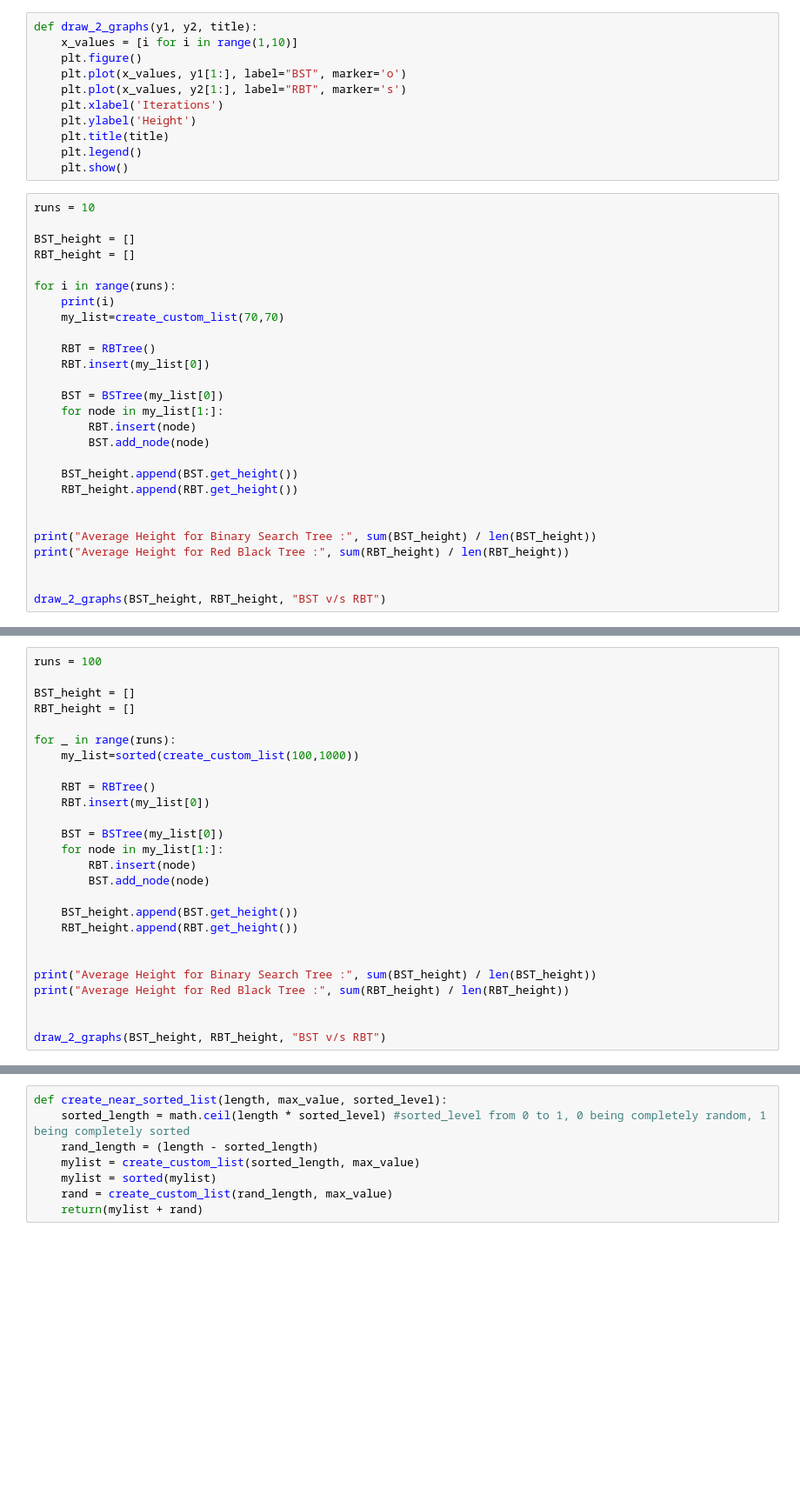
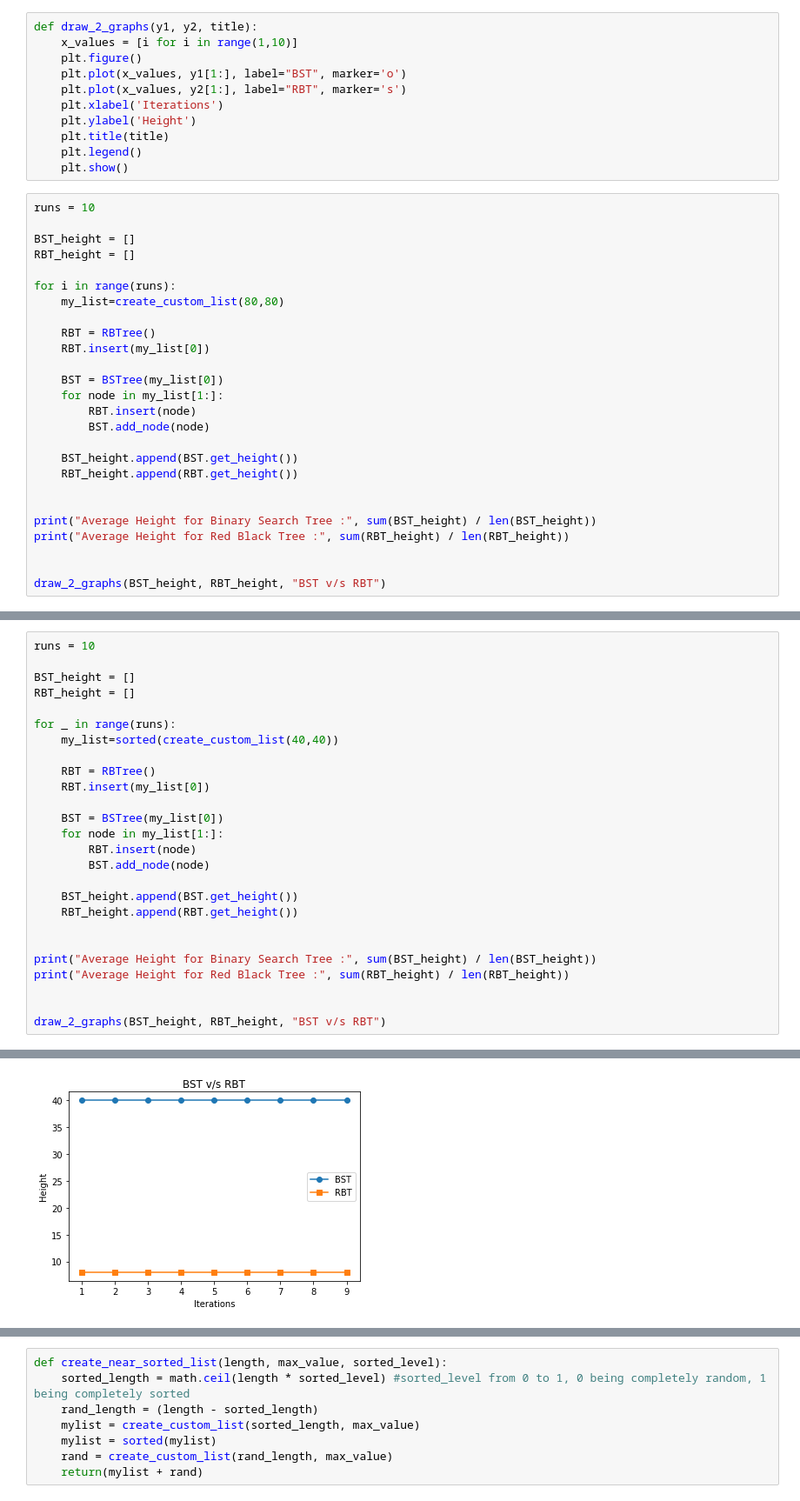
Before and after one commit to haaaarsh4/2XCE-Lab, a Jupyter notebook: Lab_IV.ipynb, the cells around one changed output, grey strips where cells are left out. Shown at 87% size. Cells and saved outputs as stored; diff of their text form; blank space fills up the shorter version.

```diff
--- a/Lab_IV.ipynb
+++ b/Lab_IV.ipynb
@@ -286,8 +286,7 @@ BST_height = []
 RBT_height = []
 
 for i in range(runs):
-    print(i)
-    my_list=create_custom_list(70,70)
+    my_list=create_custom_list(80,80)
 
     RBT = RBTree()
     RBT.insert(my_list[0])
@@ -309,11 +313,11 @@ draw_2_graphs(BST_height, RBT_height, "BST v/s RBT")
 # %%
-runs = 100
+runs = 10
 
 BST_height = []
 RBT_height = []
 
 for _ in range(runs):
-    my_list=sorted(create_custom_list(100,1000))
+    my_list=sorted(create_custom_list(40,40))
 
     RBT = RBTree()
     RBT.insert(my_list[0])
@@ -332,3 +336,4 @@ print("Average Height for Red Black Tree :", sum(RBT_height) / len(RBT_height))
 
 
 draw_2_graphs(BST_height, RBT_height, "BST v/s RBT")
+# %% [output]
@@ -334,0 +342 @@ draw_2_graphs(BST_height, RBT_height, "BST v/s RBT")
+[figure, added]
```
Also changed, not shown: parts of 13 cells of this notebook.
